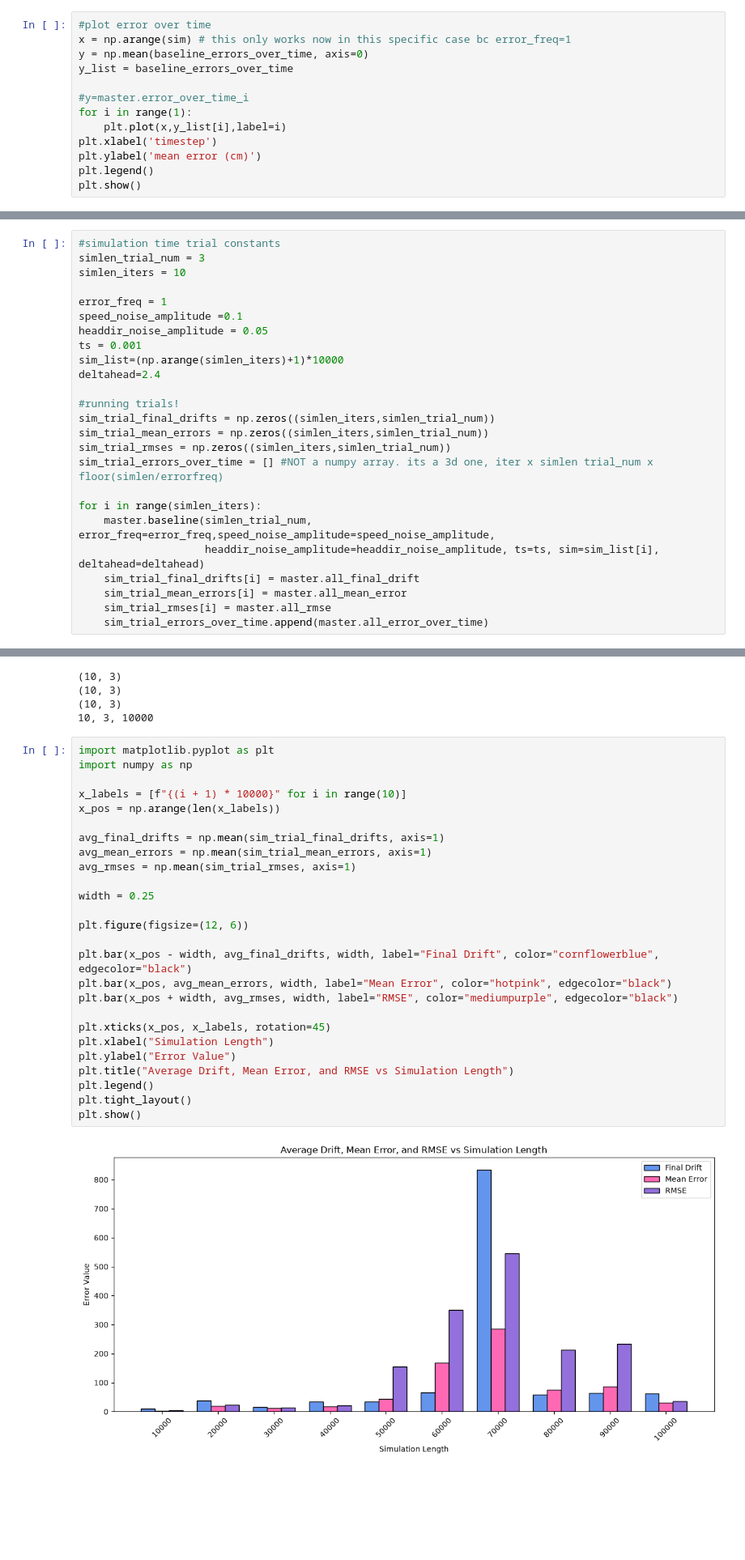
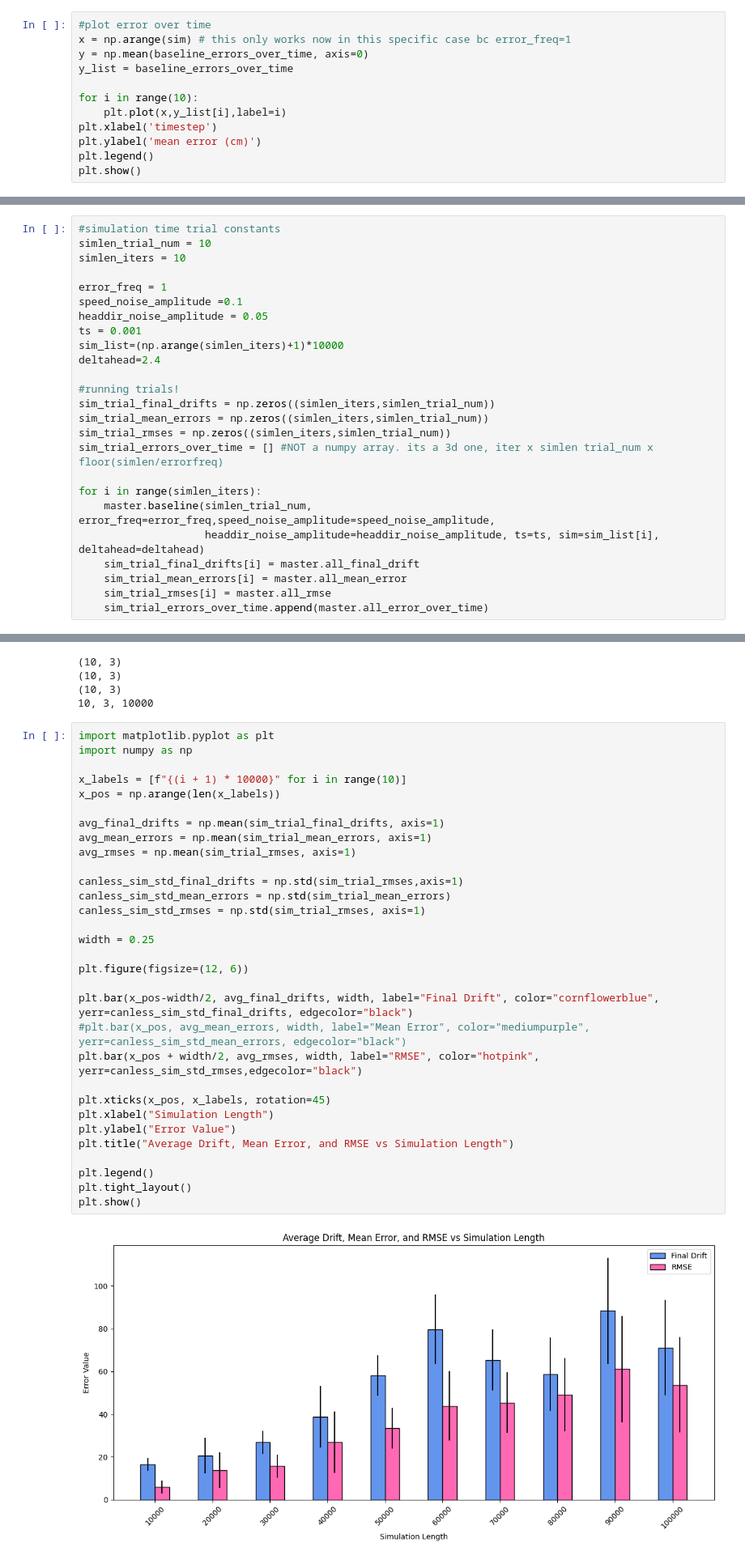
Before and after one commit to SoapingYou/a-bu-tism, a Jupyter notebook: Experimental_Trials_Aim_1.ipynb, the cells around one changed output, grey strips where cells are left out. Shown at 81% size. Drawn from its saved outputs; the diff is of its cells as text; blank space fills up the shorter version.

Commit message:
got some images

```diff
--- a/Experimental_Trials_Aim_1.ipynb
+++ b/Experimental_Trials_Aim_1.ipynb
@@ -60,8 +59,7 @@ x = np.arange(sim) # this only works now in this specific case bc error_freq=1
 y = np.mean(baseline_errors_over_time, axis=0)
 y_list = baseline_errors_over_time
 
-#y=master.error_over_time_i
-for i in range(1):
+for i in range(10):
     plt.plot(x,y_list[i],label=i)
 plt.xlabel('timestep')
 plt.ylabel('mean error (cm)')
@@ -82,6 +80,6 @@ pathplotter.paths(path_array, colors=["black", "blue"],labels=["tru", "sim"])
 # %%
 #simulation time trial constants
-simlen_trial_num = 3
+simlen_trial_num = 10
 simlen_iters = 10
 
 error_freq = 1
@@ -135,30 +133,35 @@ print(f"{len(sim_trial_errors_over_time)}, {len(sim_trial_errors_over_time[0])},
 # %%
 import matplotlib.pyplot as plt
 import numpy as np
 
 x_labels = [f"{(i + 1) * 10000}" for i in range(10)]
 x_pos = np.arange(len(x_labels))
 
 avg_final_drifts = np.mean(sim_trial_final_drifts, axis=1)
 avg_mean_errors = np.mean(sim_trial_mean_errors, axis=1)
 avg_rmses = np.mean(sim_trial_rmses, axis=1)
 
+canless_sim_std_final_drifts = np.std(sim_trial_rmses,axis=1)
+canless_sim_std_mean_errors = np.std(sim_trial_mean_errors)
+canless_sim_std_rmses = np.std(sim_trial_rmses, axis=1)
+
 width = 0.25
 
 plt.figure(figsize=(12, 6))
 
-plt.bar(x_pos - width, avg_final_drifts, width, label="Final Drift", color="cornflowerblue", edgecolor="black")
-plt.bar(x_pos, avg_mean_errors, width, label="Mean Error", color="hotpink", edgecolor="black")
-plt.bar(x_pos + width, avg_rmses, width, label="RMSE", color="mediumpurple", edgecolor="black")
+plt.bar(x_pos-width/2, avg_final_drifts, width, label="Final Drift", color="cornflowerblue", yerr=canless_sim_std_final_drifts, edgecolor="black")
+#plt.bar(x_pos, avg_mean_errors, width, label="Mean Error", color="mediumpurple", yerr=canless_sim_std_mean_errors, edgecolor="black")
+plt.bar(x_pos + width/2, avg_rmses, width, label="RMSE", color="hotpink", yerr=canless_sim_std_rmses,edgecolor="black")
 
 plt.xticks(x_pos, x_labels, rotation=45)
 plt.xlabel("Simulation Length")
 plt.ylabel("Error Value")
 plt.title("Average Drift, Mean Error, and RMSE vs Simulation Length")
+
 plt.legend()
 plt.tight_layout()
 plt.show()
 # %% [output]
-[figure, old version]
+[figure, new version]
 # %%
 # module number trial . keep range the same from 25 cm to 22.6m
```
Also changed, not shown: parts of 6 cells of this notebook, 3 other files.
